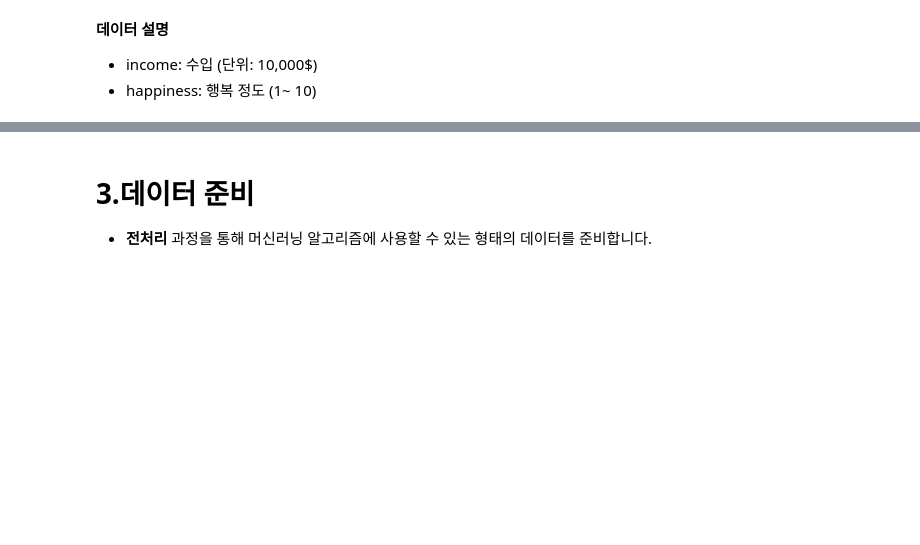
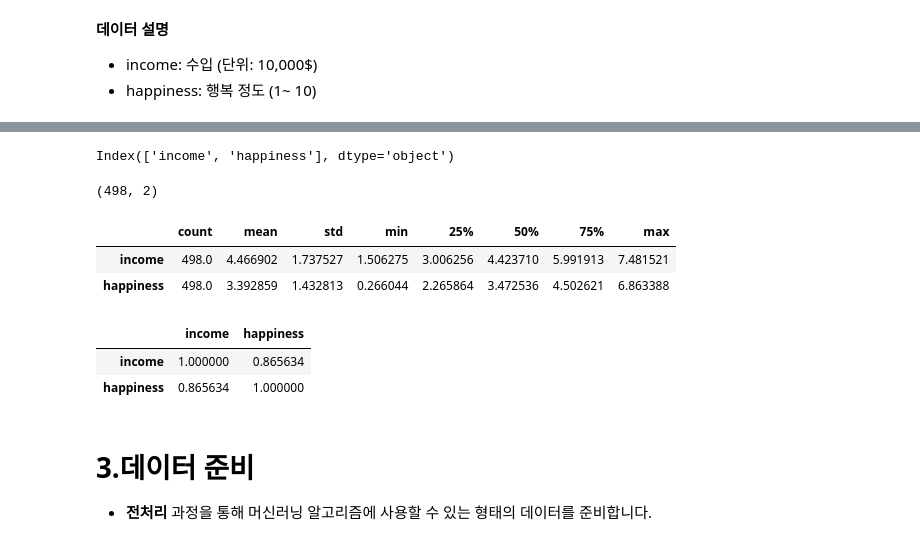
Before and after one commit to yangjung-woo/KT-Workspace, a Jupyter notebook: KT_AIVLE_DX_Regular_course/Week1/DX_머신러닝_실습자료/DX_머신러닝_실습자료/익히기/실습02_01_성능평가(Happy).ipynb, the cells around one changed output, grey strips where cells are left out. Drawn from its saved outputs; the diff is of its cells as text; code cells hidden in the pictures; blank space fills up the shorter version.

```diff
--- a/KT_AIVLE_DX_Regular_course/Week1/DX_머신러닝_실습자료/DX_머신러닝_실습자료/익히기/실습02_01_성능평가(Happy).ipynb
+++ b/KT_AIVLE_DX_Regular_course/Week1/DX_머신러닝_실습자료/DX_머신러닝_실습자료/익히기/실습02_01_성능평가(Happy).ipynb
@@ -48,11 +64,27 @@ data = pd.read_csv(path)
 # %%
 # 변수 확인
+data.columns
+# %% [output]
+Index(['income', 'happiness'], dtype='object')
 # %%
 # 데이터 크기 확인
+data.shape
+# %% [output]
+(498, 2)
 # %%
 # 기술통계 확인
+data.describe().T
+# %% [output]
+|  | count | mean | std | min | 25% | 50% | 75% | max |
+| income | 498.0 | 4.466902 | 1.737527 | 1.506275 | 3.006256 | 4.423710 | 5.991913 | 7.481521 |
+| happiness | 498.0 | 3.392859 | 1.432813 | 0.266044 | 2.265864 | 3.472536 | 4.502621 | 6.863388 |
 # %%
 # 상관관계 확인
+data.corr(numeric_only = True).style.background_gradient()
+# %% [output]
+|  | income | happiness |
+| income | 1.000000 | 0.865634 |
+| happiness | 0.865634 | 1.000000 |
 # %% [markdown]
 # 3.데이터 준비
 
```
Also changed, not shown: parts of 15 cells of this notebook, 12 other files.
